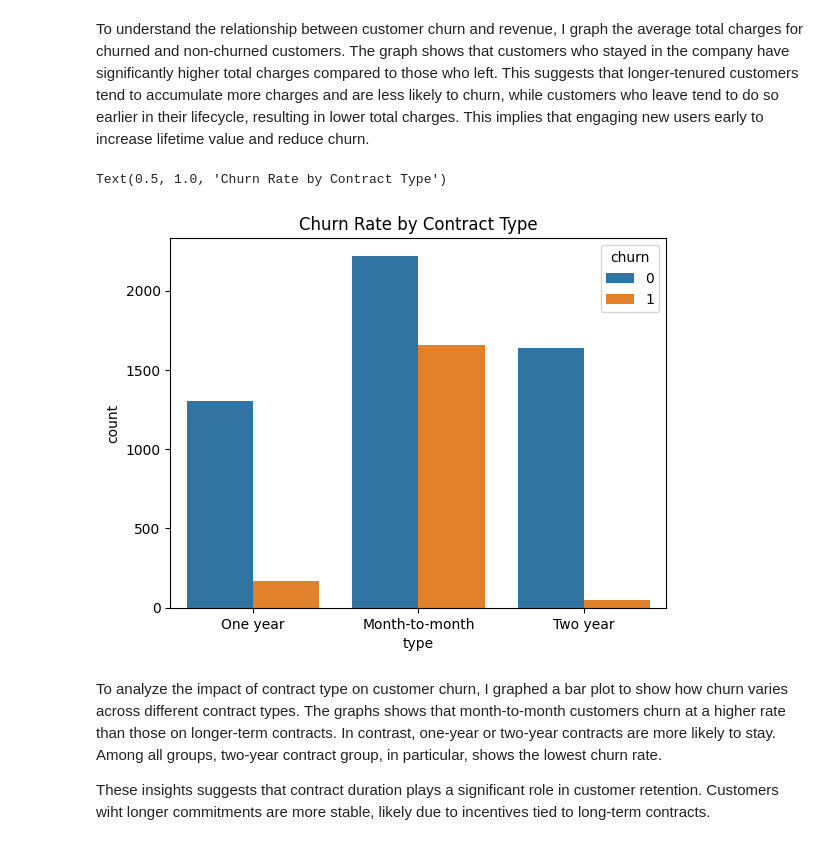
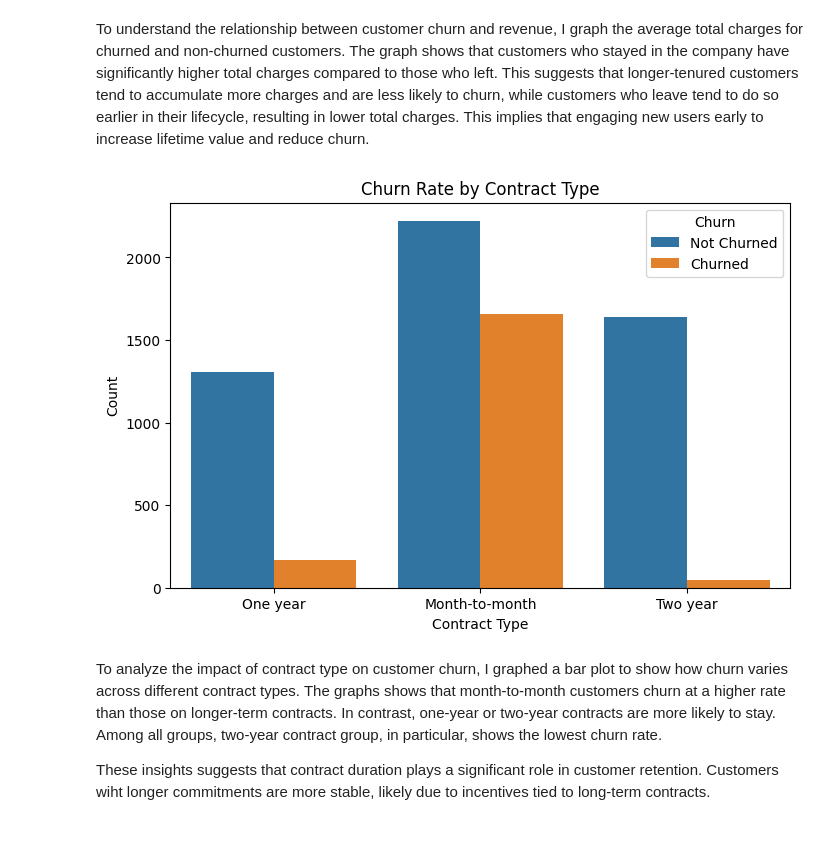
Before and after one commit to jeelfaldu7/customer_churn_forecasting_for_interconnect, a Jupyter notebook: notebook.ipynb, the cells around one changed output. Drawn from its saved outputs; the diff is of its cells as text; code cells hidden in the pictures.

```diff
--- a/notebook.ipynb
+++ b/notebook.ipynb
@@ -466,11 +471,15 @@ plt.show()
 To understand the relationship between customer churn and revenue, I graph the average total charges for churned and non-churned customers. The graph shows that customers who stayed in the company have significantly higher total charges compared to those who left. This suggests that longer-tenured customers tend to accumulate more charges and are less likely to churn, while customers who leave tend to do so earlier in their lifecycle, resulting in lower total charges. This implies that engaging new users early to increase lifetime value and reduce churn.
 # %%
 # Create a grouped bar plot to show how churn varies across different contract types
+plt.figure(figsize=(8, 5))
 sns.countplot(x='type', hue='churn', data=final)
+plt.xlabel('Contract Type')
+plt.ylabel('Count')
 plt.title('Churn Rate by Contract Type')
+plt.legend(title='Churn', labels=['Not Churned', 'Churned'])
+plt.show()
 # %% [output]
-Text(0.5, 1.0, 'Churn Rate by Contract Type')
-[figure, old version]
+[figure, new version]
 # %% [markdown]
 To analyze the impact of contract type on customer churn, I graphed a bar plot to show how churn varies across different contract types. The graphs shows that month-to-month customers churn at a higher rate than those on longer-term contracts. In contrast, one-year or two-year contracts are more likely to stay. Among all groups, two-year contract group, in particular, shows the lowest churn rate.
 
```
Also changed, not shown: parts of 24 cells of this notebook, 50 other files.
